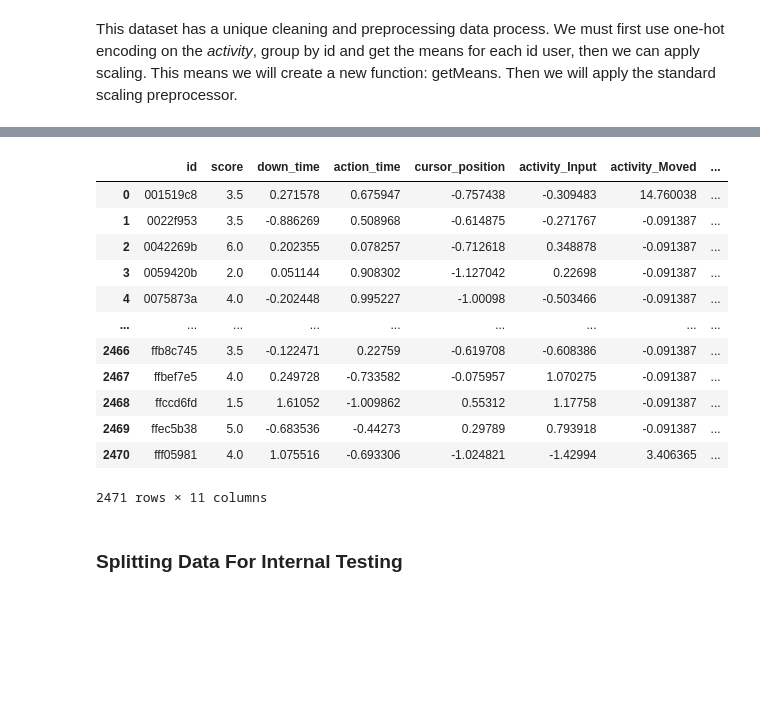
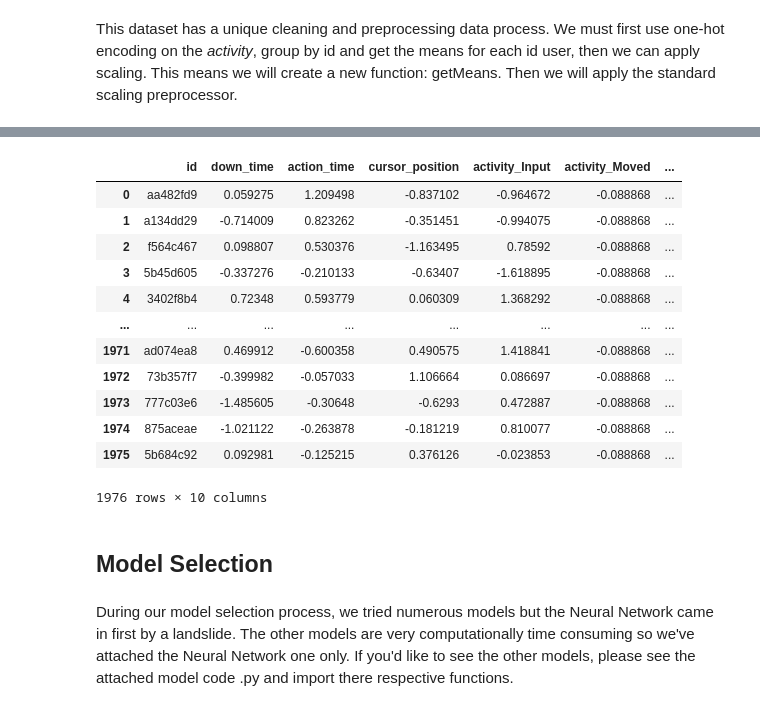
Before and after one commit to DryToaster/writing_competition, a Jupyter notebook: src/final_submission.ipynb, the cells around one changed output, grey strips where cells are left out. Drawn from its saved outputs; the diff is of its cells as text; code cells hidden in the pictures; blank space fills up the shorter version.

Commit message:
model selection pushing

```diff
--- a/src/final_submission.ipynb
+++ b/src/final_submission.ipynb
@@ -233,0 +218,6 @@ train_df
+# %%
+# Split into train and test set before preprocessing for internal testing and validation
+X = new_df.drop(columns=['score'])
+y = new_df['score']
+
+X_train, X_test, y_train, y_test = train_test_split(X, y, test_size=0.2, random_state=42)
@@ -234,5 +256,5 @@ train_df
 # %%
-passthrough_variables = ['id', 'score']
+passthrough_variables = ['id']
 scale_variables = ['down_time', 'action_time', 'cursor_position'] + list(scale_var_one_hot)
 drop_variables = ['event_id', 'up_time', 'word_count']
 # %%
@@ -241,25 +263,26 @@ preprocessor = make_column_transformer(
     (StandardScaler(), scale_variables),
     ("drop", drop_variables)
 )
-# %%
-transformed = preprocessor.fit_transform(train_df)
-column_names = passthrough_variables + scale_variables
+# %%
+# Transform train and test sets
+X_train = preprocessor.fit_transform(X_train)
+y_train = preprocessor.transform(X_test)
+
+column_names = passthrough_variables + scale_variables
 # %%
-X_trained_transformed = pd.DataFrame(transformed, columns=column_names)
+X_trained_transformed = pd.DataFrame(X_train, columns=column_names)
 X_trained_transformed
 # %% [output]
-|  | id | score | down_time | action_time | cursor_position | activity_Input | activity_Moved | ... |
-| 0 | 001519c8 | 3.5 | 0.271578 | 0.675947 | -0.757438 | -0.309483 | 14.760038 | ... |
-| 1 | 0022f953 | 3.5 | -0.886269 | 0.508968 | -0.614875 | -0.271767 | -0.091387 | ... |
-| 2 | 0042269b | 6.0 | 0.202355 | 0.078257 | -0.712618 | 0.348878 | -0.091387 | ... |
-| 3 | 0059420b | 2.0 | 0.051144 | 0.908302 | -1.127042 | 0.22698 | -0.091387 | ... |
-| 4 | 0075873a | 4.0 | -0.202448 | 0.995227 | -1.00098 | -0.503466 | -0.091387 | ... |
-| ... | ... | ... | ... | ... | ... | ... | ... | ... |
-| 2466 | ffb8c745 | 3.5 | -0.122471 | 0.22759 | -0.619708 | -0.608386 | -0.091387 | ... |
-| 2467 | ffbef7e5 | 4.0 | 0.249728 | -0.733582 | -0.075957 | 1.070275 | -0.091387 | ... |
-| 2468 | ffccd6fd | 1.5 | 1.61052 | -1.009862 | 0.55312 | 1.17758 | -0.091387 | ... |
-| 2469 | ffec5b38 | 5.0 | -0.683536 | -0.44273 | 0.29789 | 0.793918 | -0.091387 | ... |
-| 2470 | fff05981 | 4.0 | 1.075516 | -0.693306 | -1.024821 | -1.42994 | 3.406365 | ... |
+|  | id | down_time | action_time | cursor_position | activity_Input | activity_Moved | ... |
+| 0 | aa482fd9 | 0.059275 | 1.209498 | -0.837102 | -0.964672 | -0.088868 | ... |
+| 1 | a134dd29 | -0.714009 | 0.823262 | -0.351451 | -0.994075 | -0.088868 | ... |
+| 2 | f564c467 | 0.098807 | 0.530376 | -1.163495 | 0.78592 | -0.088868 | ... |
+| 3 | 5b45d605 | -0.337276 | -0.210133 | -0.63407 | -1.618895 | -0.088868 | ... |
+| 4 | 3402f8b4 | 0.72348 | 0.593779 | 0.060309 | 1.368292 | -0.088868 | ... |
+| ... | ... | ... | ... | ... | ... | ... | ... |
+| 1971 | ad074ea8 | 0.469912 | -0.600358 | 0.490575 | 1.418841 | -0.088868 | ... |
+| 1972 | 73b357f7 | -0.399982 | -0.057033 | 1.106664 | 0.086697 | -0.088868 | ... |
+| 1973 | 777c03e6 | -1.485605 | -0.30648 | -0.6293 | 0.472887 | -0.088868 | ... |
+| 1974 | 875aceae | -1.021122 | -0.263878 | -0.181219 | 0.810077 | -0.088868 | ... |
+| 1975 | 5b684c92 | 0.092981 | -0.125215 | 0.376126 | -0.023853 | -0.088868 | ... |
-2471 rows × 11 columns
+1976 rows × 10 columns
-# %% [markdown]
-### Splitting Data For Internal Testing
@@ -277,0 +289,4 @@ prediction_test_transformed = pd.DataFrame(transformed, columns=column_names)
+# %% [markdown]
+## Model Selection
+# %% [markdown]
+During our model selection process, we tried numerous models but the Neural Network came in first by a landslide. The other models are very computationally time consuming so we've attached the Neural Network one only. If you'd like to see the other models, please see the attached model code .py and import there respective functions.
```
Also changed, not shown: parts of 9 cells of this notebook.
